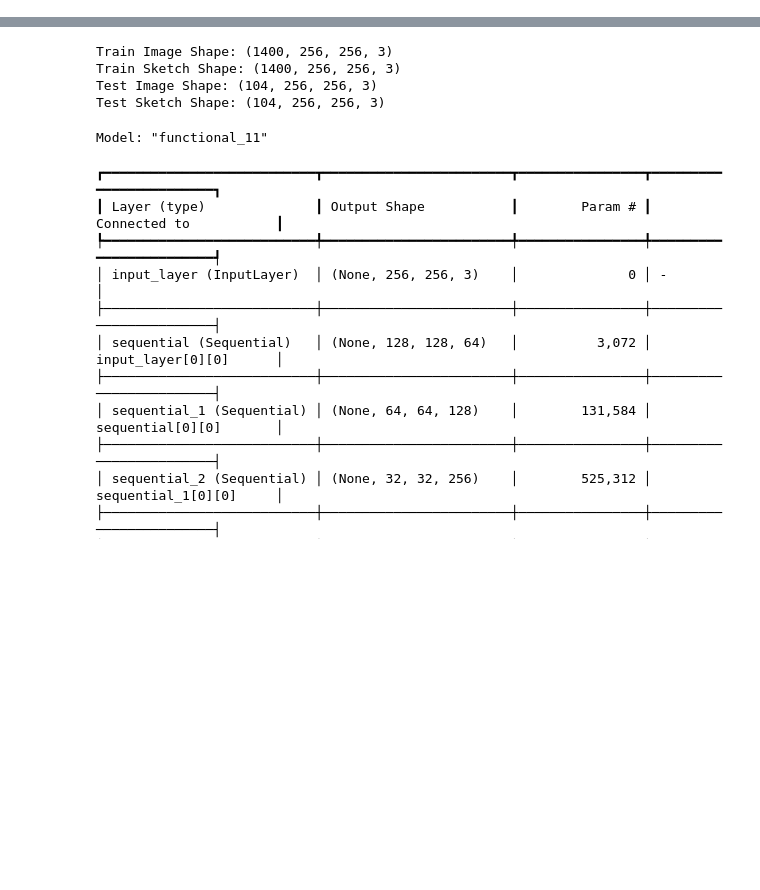
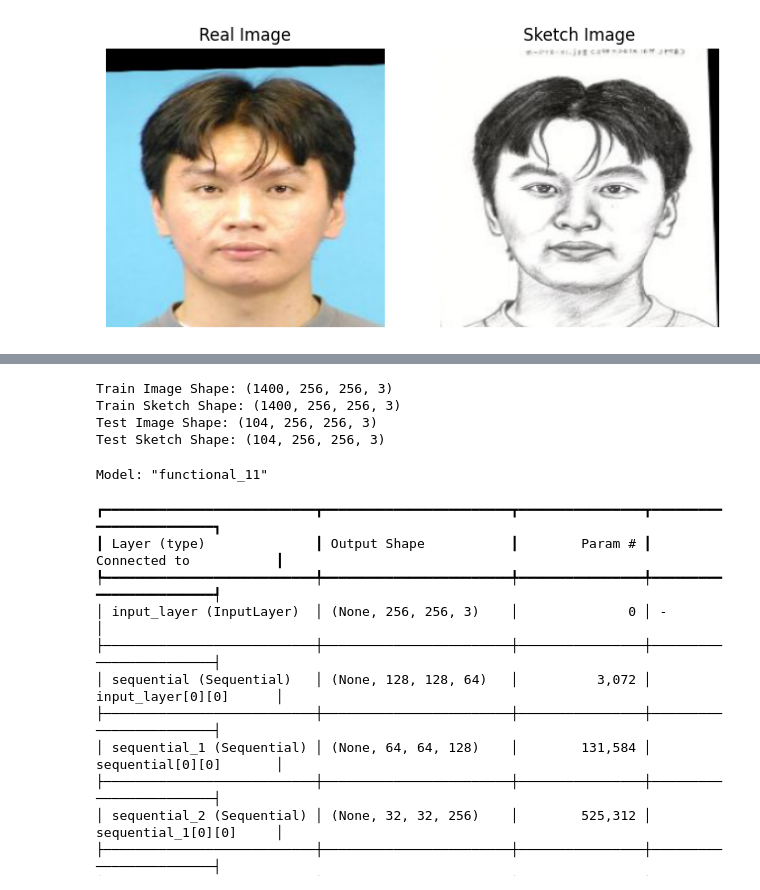
Before and after one commit to Kedhareswer/ML_Projects, a Jupyter notebook: image-to-sketch.ipynb, the cells around one changed output, grey strips where cells are left out. Drawn from its saved outputs; the diff is of its cells as text; code cells hidden in the pictures; blank space fills up the shorter version.

Commit message:
Kaggle Notebook | Image_To_Sketch | Version 5

```diff
--- a/image-to-sketch.ipynb
+++ b/image-to-sketch.ipynb
@@ -3,6 +3,5 @@
 # %%
-# === Image Handling and Preprocessing ===
-
+# === IMPORTS ===
 import os
 import cv2
 import numpy as np
@@ -27,29 +26,28 @@ def sorted_alphanumeric(data):
     return sorted(data, key=alphanum_key)
 
 def load_and_preprocess_image(filepath, size=256):
-    """Load, resize, normalize image."""
+    """Load, resize image (no normalization yet)."""
     image = cv2.imread(filepath)
     if image is None:
         print(f"Warning: Unable to load image {filepath}")
         return None
     image = cv2.cvtColor(image, cv2.COLOR_BGR2RGB)
     image = cv2.resize(image, (size, size))
-    image = image.astype('float32') / 255.0
-    return img_to_array(image)
+    return image  # keep as uint8
 
 def augment_image(image):
-    """Augmentations."""
+    """Apply augmentations, then normalize all."""
     aug_list = [
         image,
-        cv2.flip(image, 1),
-        cv2.flip(image, 0),
-        cv2.flip(cv2.flip(image, 0), 1),
+        cv2.flip(image, 1),  # Horizontal flip
+        cv2.flip(image, 0),  # Vertical flip
+        cv2.flip(cv2.flip(image, 0), 1),  # Horizontal + Vertical flip
         cv2.rotate(image, cv2.ROTATE_90_CLOCKWISE),
         cv2.flip(cv2.rotate(image, cv2.ROTATE_90_CLOCKWISE), 1),
         cv2.rotate(image, cv2.ROTATE_90_COUNTERCLOCKWISE),
         cv2.flip(cv2.rotate(image, cv2.ROTATE_90_COUNTERCLOCKWISE), 1)
     ]
-    # Ensure all are float32 normalized
+    # Normalize here only once
     return [img_to_array(img.astype('float32') / 255.0) for img in aug_list]
 
 # === DATA LOADING ===
@@ -58,9 +56,12 @@ img_array = []
 sketch_array = []
 
 image_files = sorted_alphanumeric(os.listdir(image_path))
+sketch_files = sorted_alphanumeric(os.listdir(sketch_path))
 
-print(f"Found {len(image_files)} images.")
+print(f"Found {len(image_files)} real images.")
+print(f"Found {len(sketch_files)} sketches.")
 
+# Load and augment real images
 for filename in tqdm(image_files, desc="Loading and Augmenting Real Images"):
     img_fp = os.path.join(image_path, filename)
 
@@ -72,6 +73,62 @@ for filename in tqdm(image_files, desc="Loading and Augmenting Real Images"):
 
     img_array.extend(augmented_images)
 
-img_array = np.array(img_array, dtype='float32')
-print(f"Image data shape: {img_array.shape}")
+# Load and augment sketch images
+for filename in tqdm(sketch_files, desc="Loading and Augmenting Sketch Images"):
+    sketch_fp = os.path.join(sketch_path, filename)
+
+    sketch = load_and_preprocess_image(sketch_fp, size=SIZE)
+    if sketch is None:
+        continue
+
+    sketch = sketch.astype('float32') / 255.0  # normalize sketch directly
+    sketch_array.append(img_to_array(sketch))
+
+    # Sketch augmentations
+    sketch_array.append(img_to_array(cv2.flip(sketch, 1)))   # Horizontal flip
+    sketch_array.append(img_to_array(cv2.flip(sketch, 0)))   # Vertical flip
+    sketch_array.append(img_to_array(cv2.flip(sketch, -1)))  # H+V flip
+    sketch_90_cw = cv2.rotate(sketch, cv2.ROTATE_90_CLOCKWISE)
+    sketch_array.append(img_to_array(sketch_90_cw))
+    sketch_90_cw_flip = cv2.flip(sketch_90_cw, 1)
+    sketch_array.append(img_to_array(sketch_90_cw_flip))
+    sketch_90_ccw = cv2.rotate(sketch, cv2.ROTATE_90_COUNTERCLOCKWISE)
+    sketch_array.append(img_to_array(sketch_90_ccw))
+    sketch_90_ccw_flip = cv2.flip(sketch_90_ccw, 1)
+    sketch_array.append(img_to_array(sketch_90_ccw_flip))
+
+# === FINAL CHECK ===
+
+print(f"Total number of sketch images: {len(sketch_array)}")
+print(f"Total number of real images: {len(img_array)}")
+
+# Make sure counts match
+assert len(img_array) == len(sketch_array), "Mismatch between real images and sketches!"
+
+# === SAVE ARRAYS ===
+
+np.save('/kaggle/working/real_images.npy', np.array(img_array))
+np.save('/kaggle/working/sketch_images.npy', np.array(sketch_array))
+print("Arrays saved successfully!")
+
+# === PLOT SAMPLE ===
+
+def plot_images(real_img, sketch_img):
+    plt.figure(figsize=(8, 4))
+
+    plt.subplot(1, 2, 1)
+    plt.imshow(real_img)
+    plt.title('Real Image')
+    plt.axis('off')
+
+    plt.subplot(1, 2, 2)
+    plt.imshow(sketch_img)
+    plt.title('Sketch Image')
+    plt.axis('off')
+
+    plt.show()
+
+# Example: plot random sample
+idx = np.random.randint(0, len(img_array))
+plot_images(img_array[idx], sketch_array[idx])
 # %% [output]
@@ -79,0 +140 @@ Image data shape: (1504, 256, 256, 3)
+[figure, added]
```
Also changed, not shown: parts of 7 cells of this notebook.
